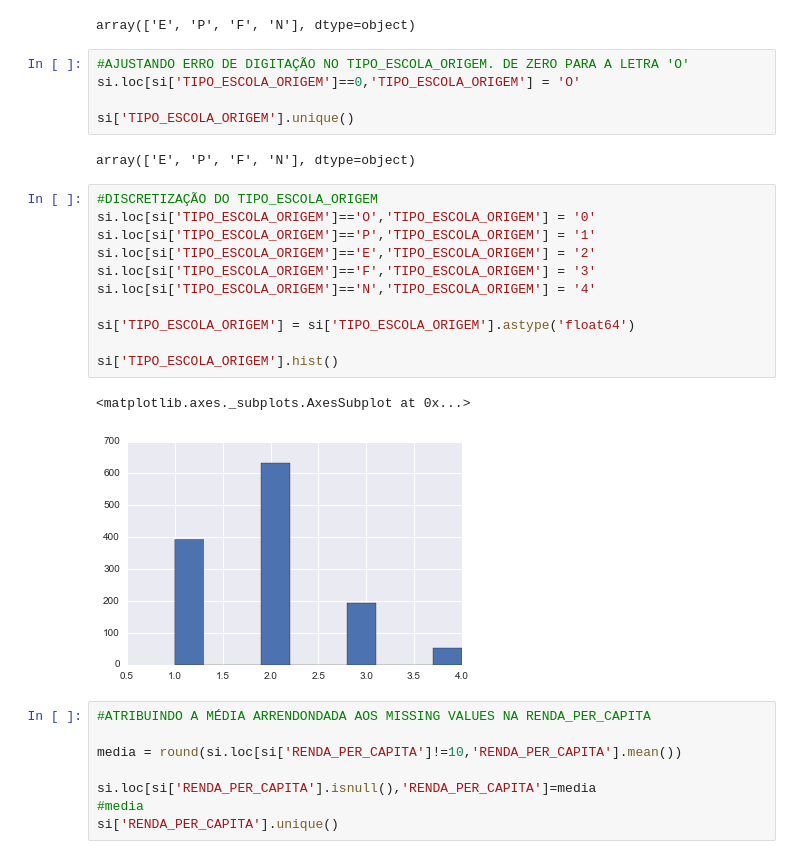
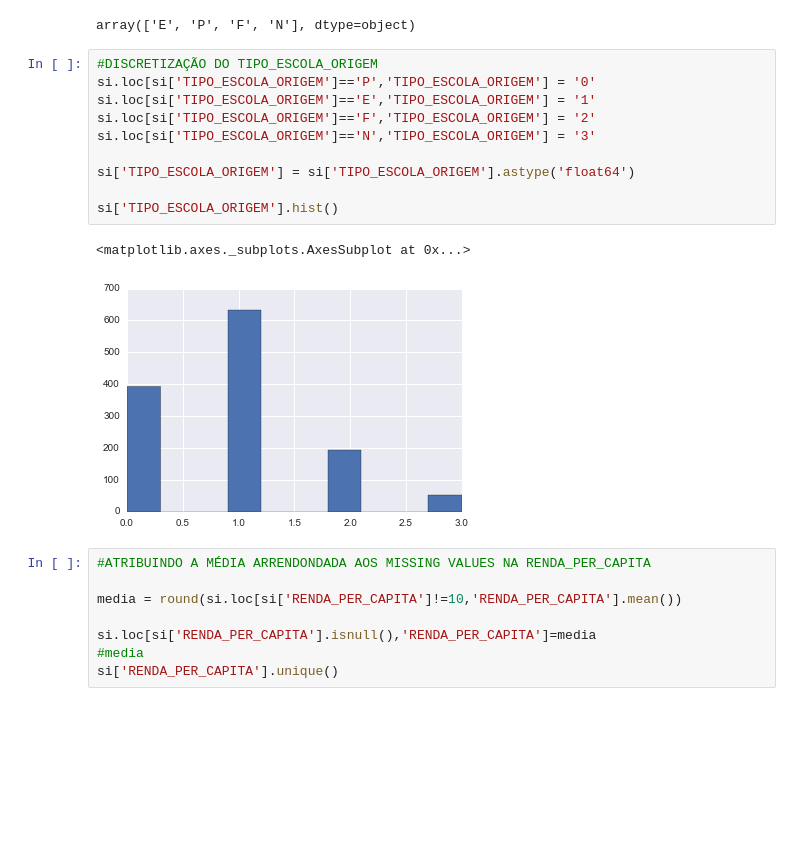
Before and after one commit to sandeco/educacao, a Jupyter notebook: si.ipynb, the cells around one changed output. Cells and saved outputs as stored; diff of their text form; blank space fills up the shorter version.

```diff
--- a/si.ipynb
+++ b/si.ipynb
@@ -167,27 +175,19 @@ si.loc[si['TIPO_ESCOLA_ORIGEM'].isnull(),'TIPO_ESCOLA_ORIGEM']='N'
 si['TIPO_ESCOLA_ORIGEM'].unique()
 # %% [output]
 array(['E', 'P', 'F', 'N'], dtype=object)
-# %%
-#AJUSTANDO ERRO DE DIGITAÇÃO NO TIPO_ESCOLA_ORIGEM. DE ZERO PARA A LETRA 'O'
-si.loc[si['TIPO_ESCOLA_ORIGEM']==0,'TIPO_ESCOLA_ORIGEM'] = 'O'
-
-si['TIPO_ESCOLA_ORIGEM'].unique()
-# %% [output]
-array(['E', 'P', 'F', 'N'], dtype=object)
 # %%
 #DISCRETIZAÇÃO DO TIPO_ESCOLA_ORIGEM
-si.loc[si['TIPO_ESCOLA_ORIGEM']=='O','TIPO_ESCOLA_ORIGEM'] = '0'
-si.loc[si['TIPO_ESCOLA_ORIGEM']=='P','TIPO_ESCOLA_ORIGEM'] = '1'
-si.loc[si['TIPO_ESCOLA_ORIGEM']=='E','TIPO_ESCOLA_ORIGEM'] = '2'
-si.loc[si['TIPO_ESCOLA_ORIGEM']=='F','TIPO_ESCOLA_ORIGEM'] = '3'
-si.loc[si['TIPO_ESCOLA_ORIGEM']=='N','TIPO_ESCOLA_ORIGEM'] = '4'
+si.loc[si['TIPO_ESCOLA_ORIGEM']=='P','TIPO_ESCOLA_ORIGEM'] = '0'
+si.loc[si['TIPO_ESCOLA_ORIGEM']=='E','TIPO_ESCOLA_ORIGEM'] = '1'
+si.loc[si['TIPO_ESCOLA_ORIGEM']=='F','TIPO_ESCOLA_ORIGEM'] = '2'
+si.loc[si['TIPO_ESCOLA_ORIGEM']=='N','TIPO_ESCOLA_ORIGEM'] = '3'
 
 si['TIPO_ESCOLA_ORIGEM'] = si['TIPO_ESCOLA_ORIGEM'].astype('float64')
 
 si['TIPO_ESCOLA_ORIGEM'].hist()
 # %% [output]
 <matplotlib.axes._subplots.AxesSubplot at 0x...>
-[figure, old version]
+[figure, new version]
 # %%
 #ATRIBUINDO A MÉDIA ARRENDONDADA AOS MISSING VALUES NA RENDA_PER_CAPITA
 
```
Also changed, not shown: parts of 27 cells of this notebook, 1 other file.
